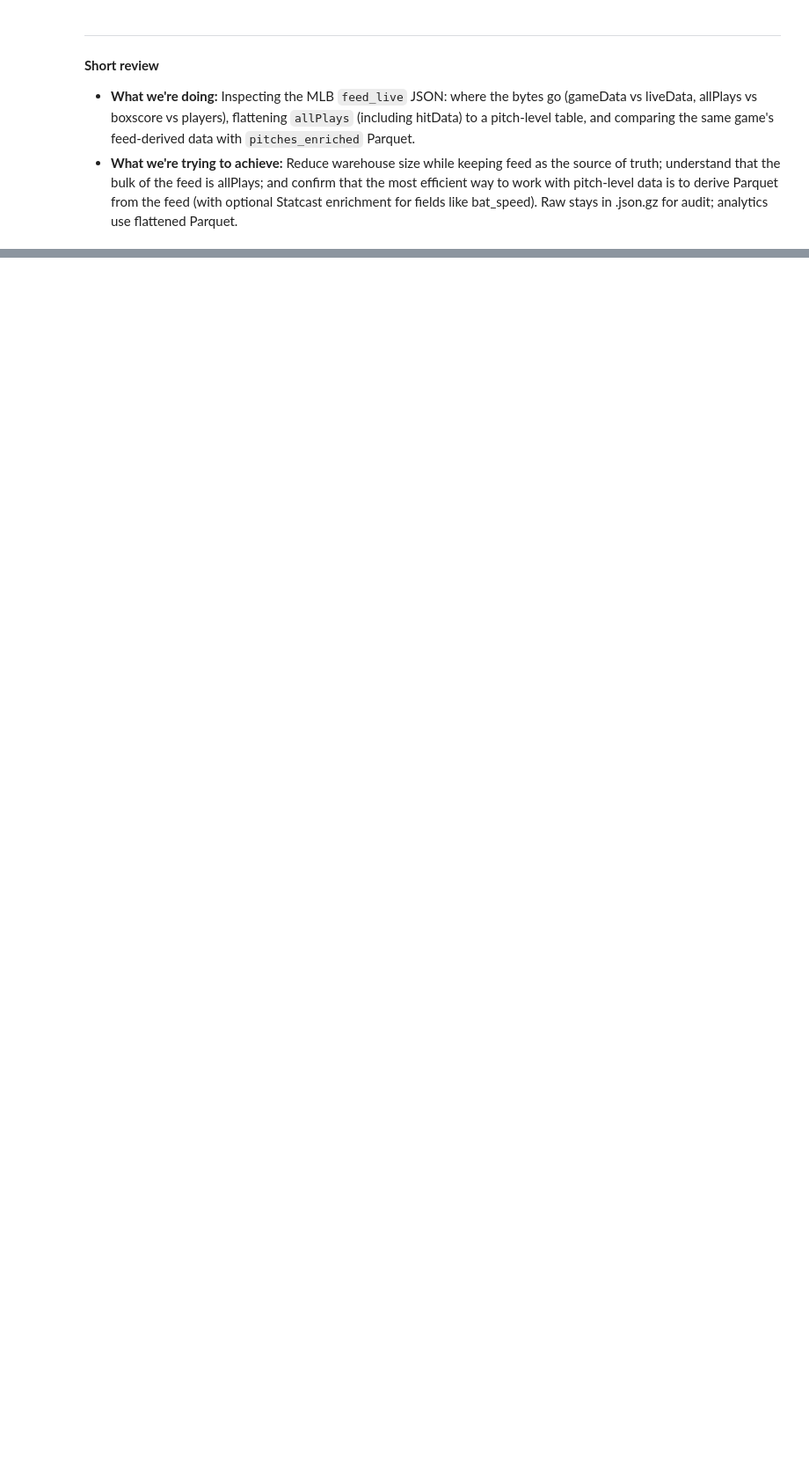
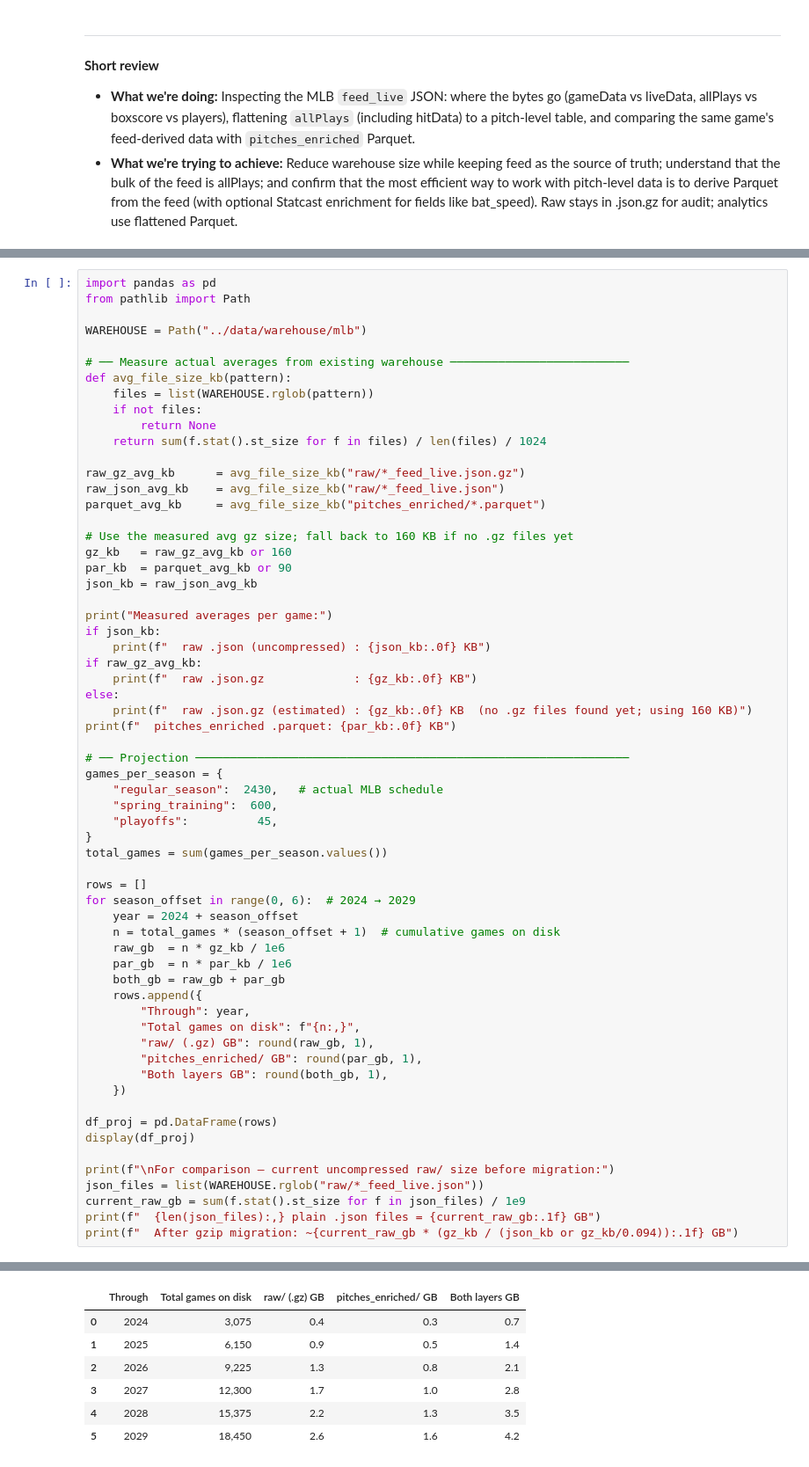
Before and after one commit to gilerojas/MLB, a Jupyter notebook: notebooks/inspect_feed_size_and_efficiency.ipynb, the cells around one changed output, grey strips where cells are left out. Shown at 88% size. Cells and saved outputs as stored; diff of their text form; blank space fills up the shorter version.

```diff
--- a/notebooks/inspect_feed_size_and_efficiency.ipynb
+++ b/notebooks/inspect_feed_size_and_efficiency.ipynb
@@ -453,0 +800,63 @@ by_pitcher
+# %%
+import pandas as pd
+from pathlib import Path
+
+WAREHOUSE = Path("../data/warehouse/mlb")
+
+# ── Measure actual averages from existing warehouse ──────────────────────────
+def avg_file_size_kb(pattern):
+    files = list(WAREHOUSE.rglob(pattern))
+    if not files:
+        return None
+    return sum(f.stat().st_size for f in files) / len(files) / 1024
+
+raw_gz_avg_kb      = avg_file_size_kb("raw/*_feed_live.json.gz")
+raw_json_avg_kb    = avg_file_size_kb("raw/*_feed_live.json")
+parquet_avg_kb     = avg_file_size_kb("pitches_enriched/*.parquet")
+
+# Use the measured avg gz size; fall back to 160 KB if no .gz files yet
+gz_kb   = raw_gz_avg_kb or 160
+par_kb  = parquet_avg_kb or 90
+json_kb = raw_json_avg_kb
+
+print("Measured averages per game:")
+if json_kb:
+    print(f"  raw .json (uncompressed) : {json_kb:.0f} KB")
+if raw_gz_avg_kb:
+    print(f"  raw .json.gz             : {gz_kb:.0f} KB")
+else:
+    print(f"  raw .json.gz (estimated) : {gz_kb:.0f} KB  (no .gz files found yet; using 160 KB)")
+print(f"  pitches_enriched .parquet: {par_kb:.0f} KB")
+
+# ── Projection ───────────────────────────────────────────────────────────────
+games_per_season = {
+    "regular_season":  2430,   # actual MLB schedule
+    "spring_training":  600,
+    "playoffs":          45,
+}
+total_games = sum(games_per_season.values())
+
+rows = []
+for season_offset in range(0, 6):  # 2024 → 2029
+    year = 2024 + season_offset
+    n = total_games * (season_offset + 1)  # cumulative games on disk
+    raw_gb  = n * gz_kb / 1e6
+    par_gb  = n * par_kb / 1e6
+    both_gb = raw_gb + par_gb
+    rows.append({
+        "Through": year,
+        "Total games on disk": f"{n:,}",
+        "raw/ (.gz) GB": round(raw_gb, 1),
+        "pitches_enriched/ GB": round(par_gb, 1),
+        "Both layers GB": round(both_gb, 1),
+    })
+
+df_proj = pd.DataFrame(rows)
+display(df_proj)
+
+print(f"\nFor comparison — current uncompressed raw/ size before migration:")
+json_files = list(WAREHOUSE.rglob("raw/*_feed_live.json"))
+current_raw_gb = sum(f.stat().st_size for f in json_files) / 1e9
+print(f"  {len(json_files):,} plain .json files = {current_raw_gb:.1f} GB")
+print(f"  After gzip migration: ~{current_raw_gb * (gz_kb / (json_kb or gz_kb/0.094)):.1f} GB")
+# %% [output]
@@ -453,0 +867,7 @@ by_pitcher
+|  | Through | Total games on disk | raw/ (.gz) GB | pitches_enriched/ GB | Both layers GB |
+| 0 | 2024 | 3,075 | 0.4 | 0.3 | 0.7 |
+| 1 | 2025 | 6,150 | 0.9 | 0.5 | 1.4 |
+| 2 | 2026 | 9,225 | 1.3 | 0.8 | 2.1 |
+| 3 | 2027 | 12,300 | 1.7 | 1.0 | 2.8 |
+| 4 | 2028 | 15,375 | 2.2 | 1.3 | 3.5 |
+| 5 | 2029 | 18,450 | 2.6 | 1.6 | 4.2 |
```
Also changed, not shown: parts of 12 cells of this notebook, 46 other files.
